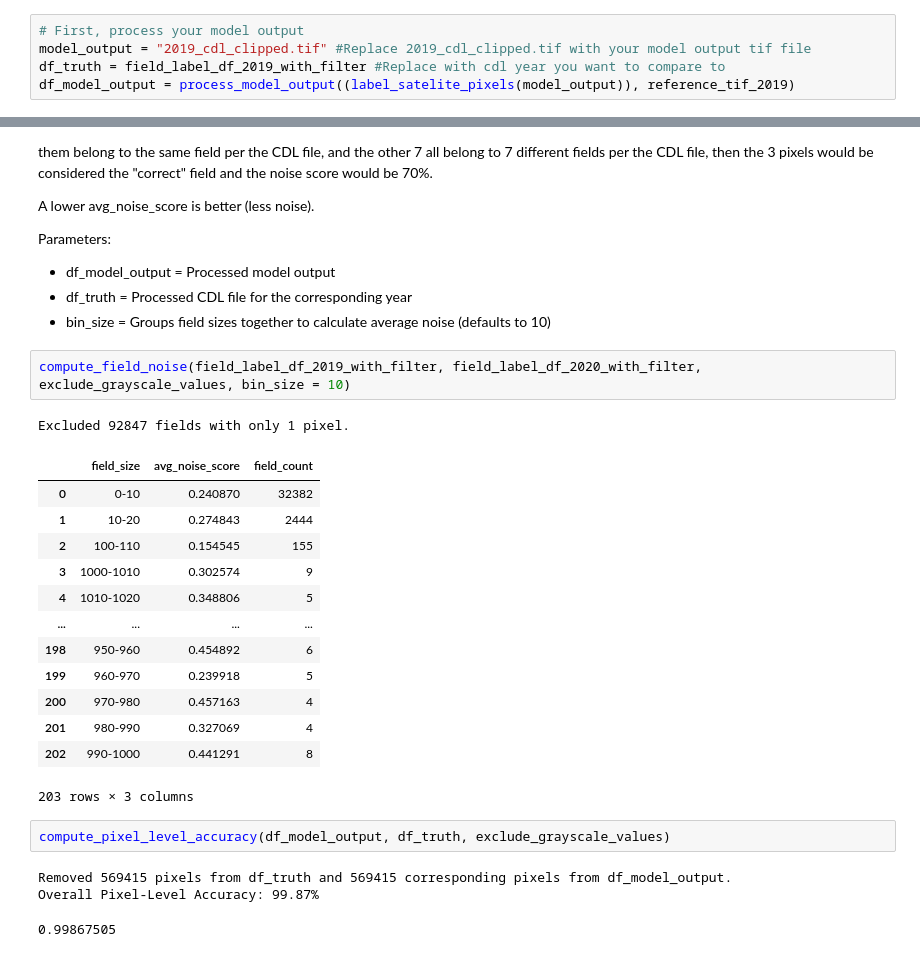
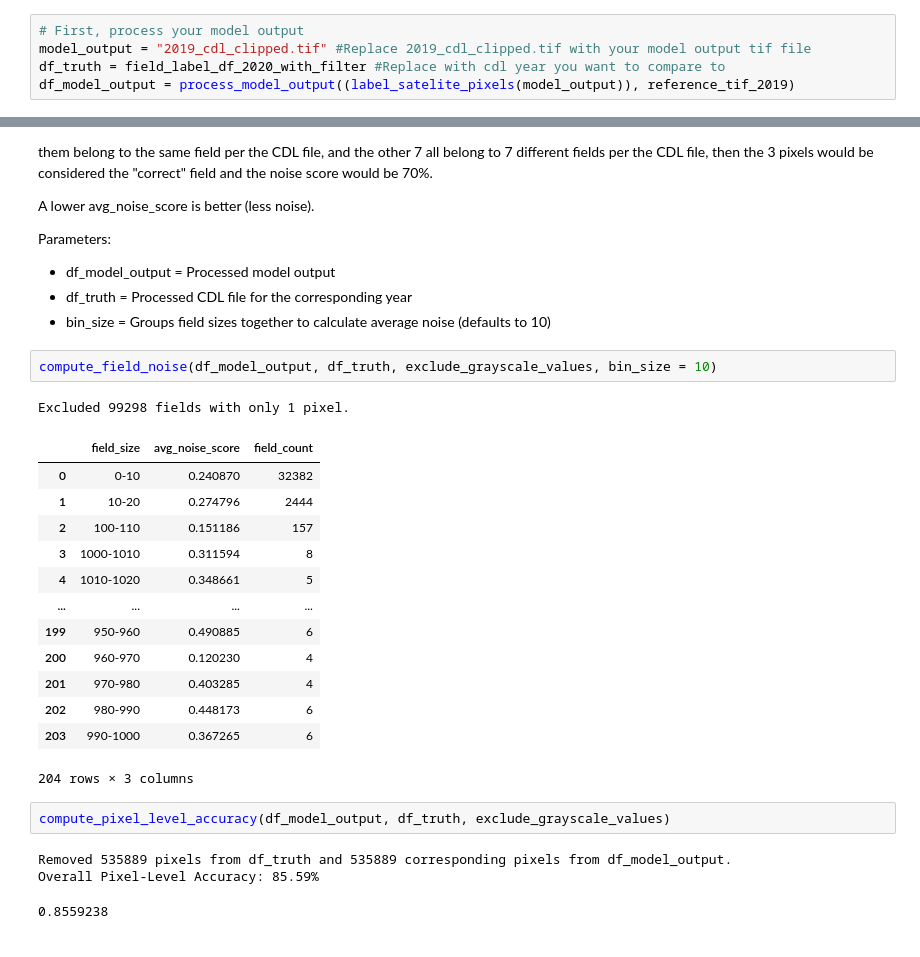
Before and after one commit to lingyundai/DAEN690-Team-Satellite-FBI, a Jupyter notebook: src/accuracy_calculator.ipynb, the cells around one changed output, grey strips where cells are left out. Drawn from its saved outputs; the diff is of its cells as text.

```diff
--- a/src/accuracy_calculator.ipynb
+++ b/src/accuracy_calculator.ipynb
@@ -564,7 +564,7 @@ This section of code performs the accuracy calculation. The model_output and df_
 # %%
 # First, process your model output
 model_output = "2019_cdl_clipped.tif" #Replace 2019_cdl_clipped.tif with your model output tif file
-df_truth = field_label_df_2019_with_filter #Replace with cdl year you want to compare to
+df_truth = field_label_df_2020_with_filter #Replace with cdl year you want to compare to
 df_model_output = process_model_output((label_satelite_pixels(model_output)), reference_tif_2019)
 # %% [markdown]
 Calculator 1 - Field Noise -  For each field in the model output, this calculation will identify how many pixels were expected to be in a different field based on the CDL image. The majority field is considered the "correct" field. For instance, if a field has 10 pixels, where 3 of them belong to the same field per the CDL file, and the other 7 all belong to 7 different fields per the CDL file, then the 3 pixels would be considered the "correct" field and the noise score would be 70%.
@@ -576,25 +576,25 @@ Parameters:
 * df_truth = Processed CDL file for the corresponding year
 * bin_size = Groups field sizes together to calculate average noise (defaults to 10)
 # %%
-compute_field_noise(field_label_df_2019_with_filter, field_label_df_2020_with_filter, exclude_grayscale_values, bin_size = 10)
+compute_field_noise(df_model_output, df_truth, exclude_grayscale_values, bin_size = 10)
 # %% [output]
-Excluded 92847 fields with only 1 pixel.
+Excluded 99298 fields with only 1 pixel.
 |  | field_size | avg_noise_score | field_count |
 | 0 | 0-10 | 0.240870 | 32382 |
-| 1 | 10-20 | 0.274843 | 2444 |
-| 2 | 100-110 | 0.154545 | 155 |
-| 3 | 1000-1010 | 0.302574 | 9 |
-| 4 | 1010-1020 | 0.348806 | 5 |
+| 1 | 10-20 | 0.274796 | 2444 |
+| 2 | 100-110 | 0.151186 | 157 |
+| 3 | 1000-1010 | 0.311594 | 8 |
+| 4 | 1010-1020 | 0.348661 | 5 |
 | ... | ... | ... | ... |
-| 198 | 950-960 | 0.454892 | 6 |
-| 199 | 960-970 | 0.239918 | 5 |
-| 200 | 970-980 | 0.457163 | 4 |
-| 201 | 980-990 | 0.327069 | 4 |
-| 202 | 990-1000 | 0.441291 | 8 |
+| 199 | 950-960 | 0.490885 | 6 |
+| 200 | 960-970 | 0.120230 | 4 |
+| 201 | 970-980 | 0.403285 | 4 |
+| 202 | 980-990 | 0.448173 | 6 |
+| 203 | 990-1000 | 0.367265 | 6 |
-203 rows × 3 columns
+204 rows × 3 columns
 # %%
 compute_pixel_level_accuracy(df_model_output, df_truth, exclude_grayscale_values)
 # %% [output]
-Removed 569415 pixels from df_truth and 569415 corresponding pixels from df_model_output.
-Overall Pixel-Level Accuracy: 99.87%
+Removed 535889 pixels from df_truth and 535889 corresponding pixels from df_model_output.
+Overall Pixel-Level Accuracy: 85.59%
-0.99867505
+0.8559238
```
